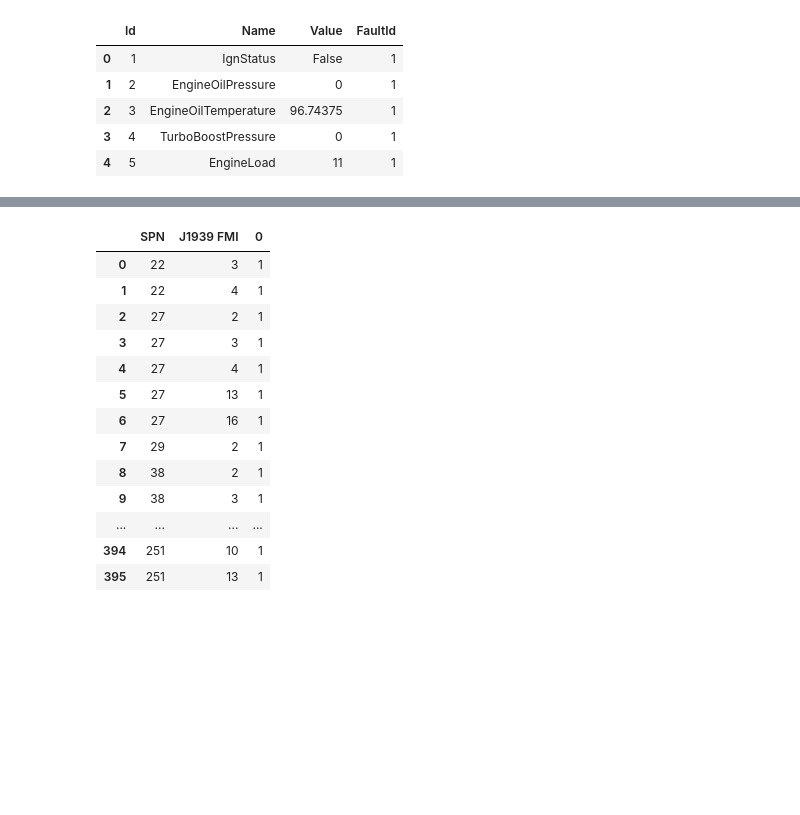
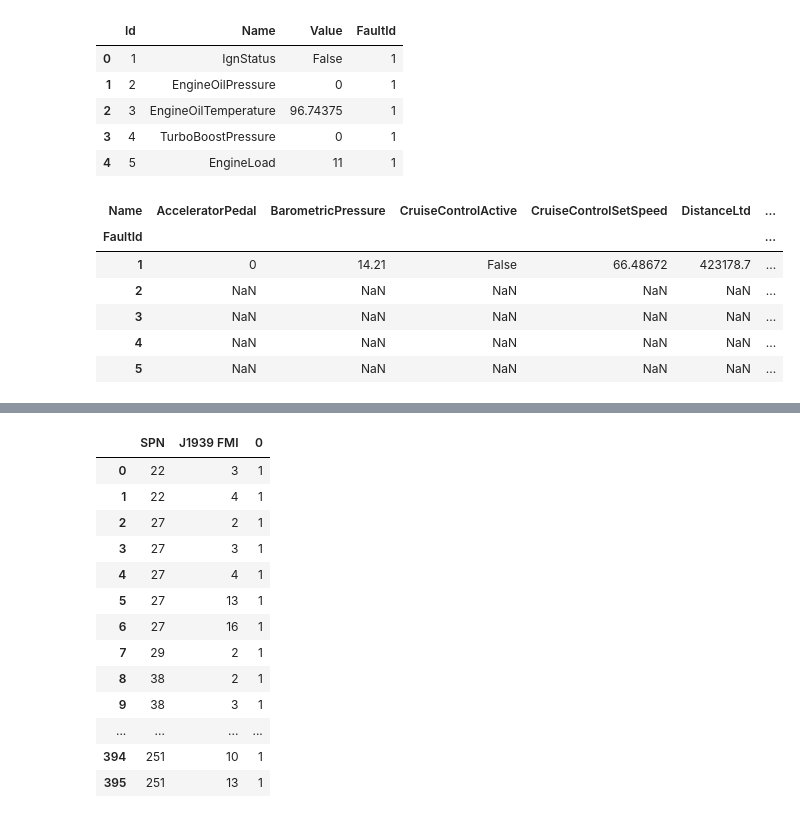
Before and after one commit to berneskaracay/dq-8-predicting-engine-derates-starfish, a Jupyter notebook: dq8.ipynb, the cells around one changed output, grey strips where cells are left out. Saved outputs shown, nothing was run; the diff lists cells and outputs as text; code cells hidden in the pictures; blank space fills up the shorter version.

```diff
--- a/dq8.ipynb
+++ b/dq8.ipynb
@@ -115,3 +122,18 @@ merged=pd.merge(diagnostic,faults,on="FaultId",how="inner")
+# %%
+bl=diagnostic.pivot(
+  index = 'FaultId',
+  columns = 'Name',
+  values = 'Value')
+# %%
+bl.head()
+# %% [output]
+| Name | AcceleratorPedal | BarometricPressure | CruiseControlActive | CruiseControlSetSpeed | DistanceLtd | ... |
+| FaultId |  |  |  |  |  | ... |
+| 1 | 0 | 14.21 | False | 66.48672 | 423178.7 | ... |
+| 2 | NaN | NaN | NaN | NaN | NaN | ... |
+| 3 | NaN | NaN | NaN | NaN | NaN | ... |
+| 4 | NaN | NaN | NaN | NaN | NaN | ... |
+| 5 | NaN | NaN | NaN | NaN | NaN | ... |
 # %%
 merged.shape
 # %% [output]
```
Also changed, not shown: parts of 14 cells of this notebook, 1 other file.
